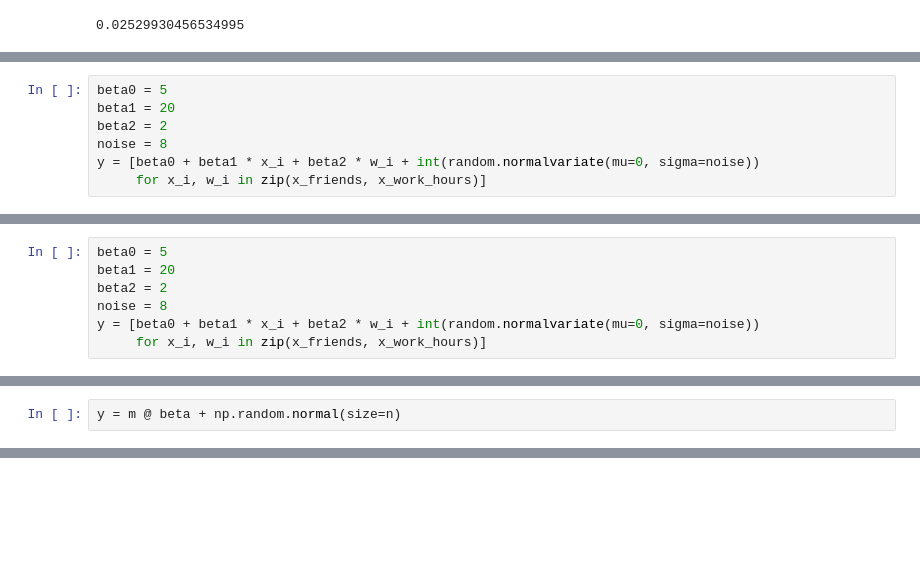
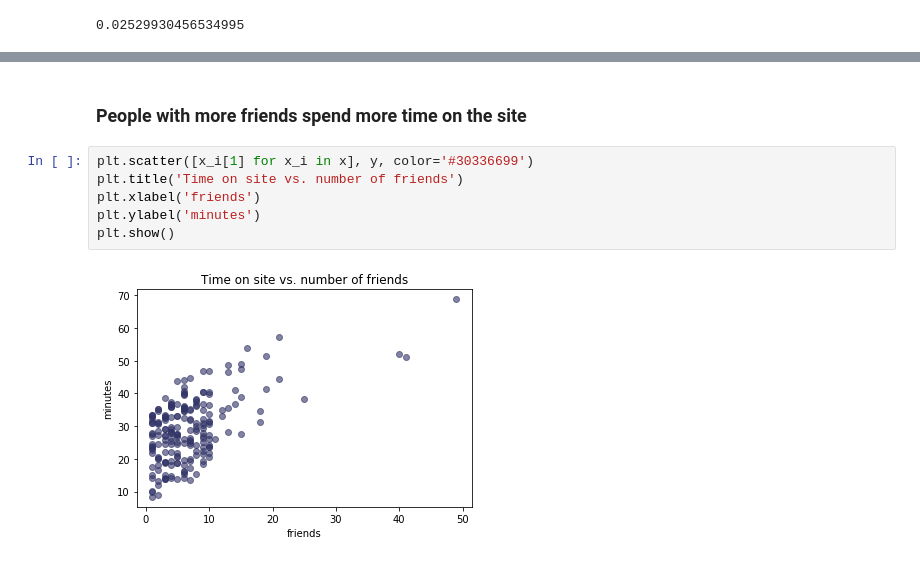
Before and after one commit to cbare/data-science-from-scratch, a Jupyter notebook: chapter_15/multiple-regression.ipynb, the cells around one changed output, grey strips where cells are left out. Saved outputs shown, nothing was run; the diff lists cells and outputs as text; blank space fills up the shorter version.

```diff
--- a/chapter_15/multiple-regression.ipynb
+++ b/chapter_15/multiple-regression.ipynb
@@ -134,7 +131,0 @@ correlation(x_friends, x_work_hours)
-# %%
-beta0 = 5
-beta1 = 20
-beta2 = 2
-noise = 8
-y = [beta0 + beta1 * x_i + beta2 * w_i + int(random.normalvariate(mu=0, sigma=noise))
-     for x_i, w_i in zip(x_friends, x_work_hours)]
@@ -166,7 +131,0 @@ correlation(x_friends, x_work_hours)
-# %%
-beta0 = 5
-beta1 = 20
-beta2 = 2
-noise = 8
-y = [beta0 + beta1 * x_i + beta2 * w_i + int(random.normalvariate(mu=0, sigma=noise))
-     for x_i, w_i in zip(x_friends, x_work_hours)]
@@ -218,2 +131,0 @@ beta.shape
-# %%
-y = m @ beta + np.random.normal(size=n)
@@ -270,0 +163,10 @@ sns.distplot([be[1] for be in beta_err], hist = False, kde = True,
+# %% [markdown]
+### People with more friends spend more time on the site
+# %%
+plt.scatter([x_i[1] for x_i in x], y, color='#30336699')
+plt.title('Time on site vs. number of friends')
+plt.xlabel('friends')
+plt.ylabel('minutes')
+plt.show()
+# %% [output]
+[figure, added]
```
Also changed, not shown: parts of 89 cells of this notebook, 1 other file.
